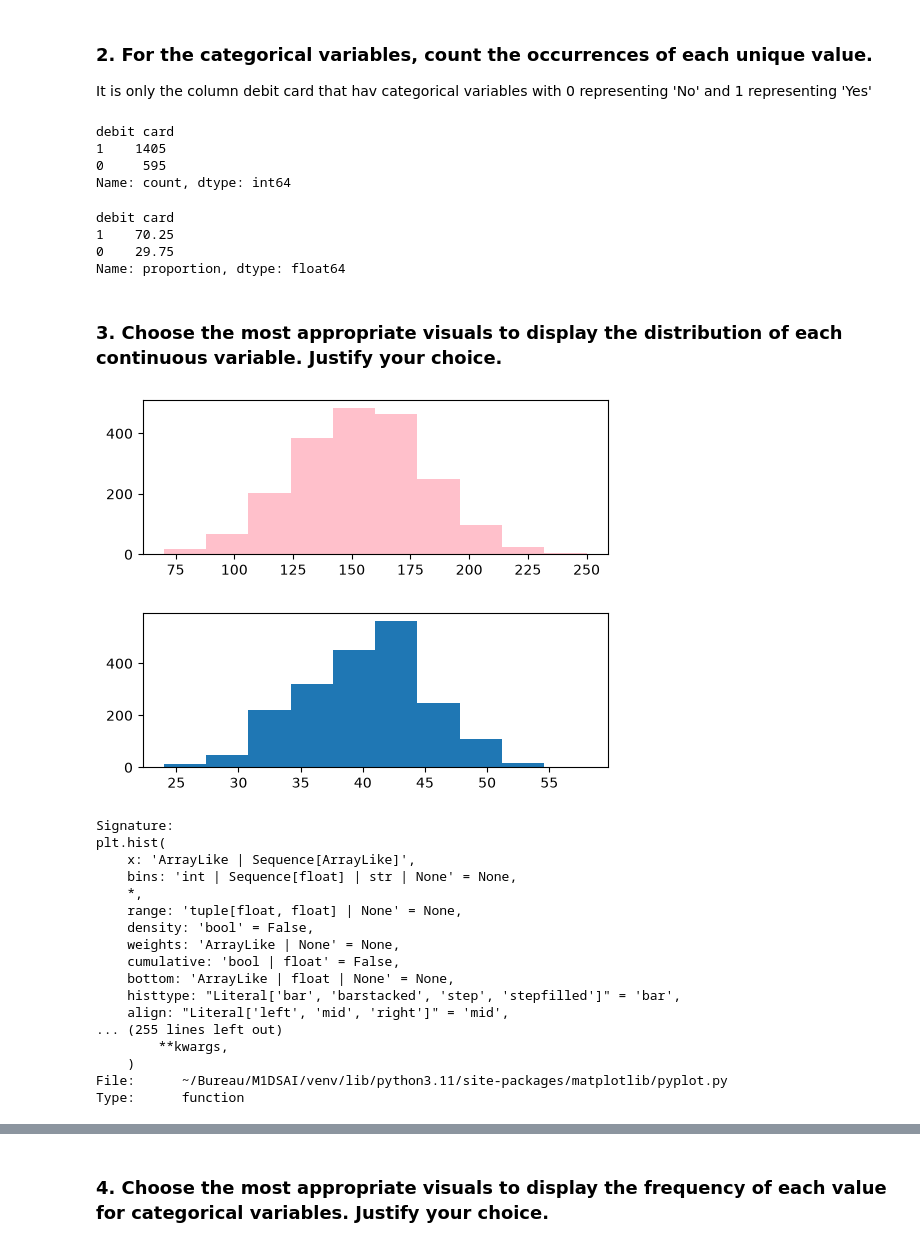
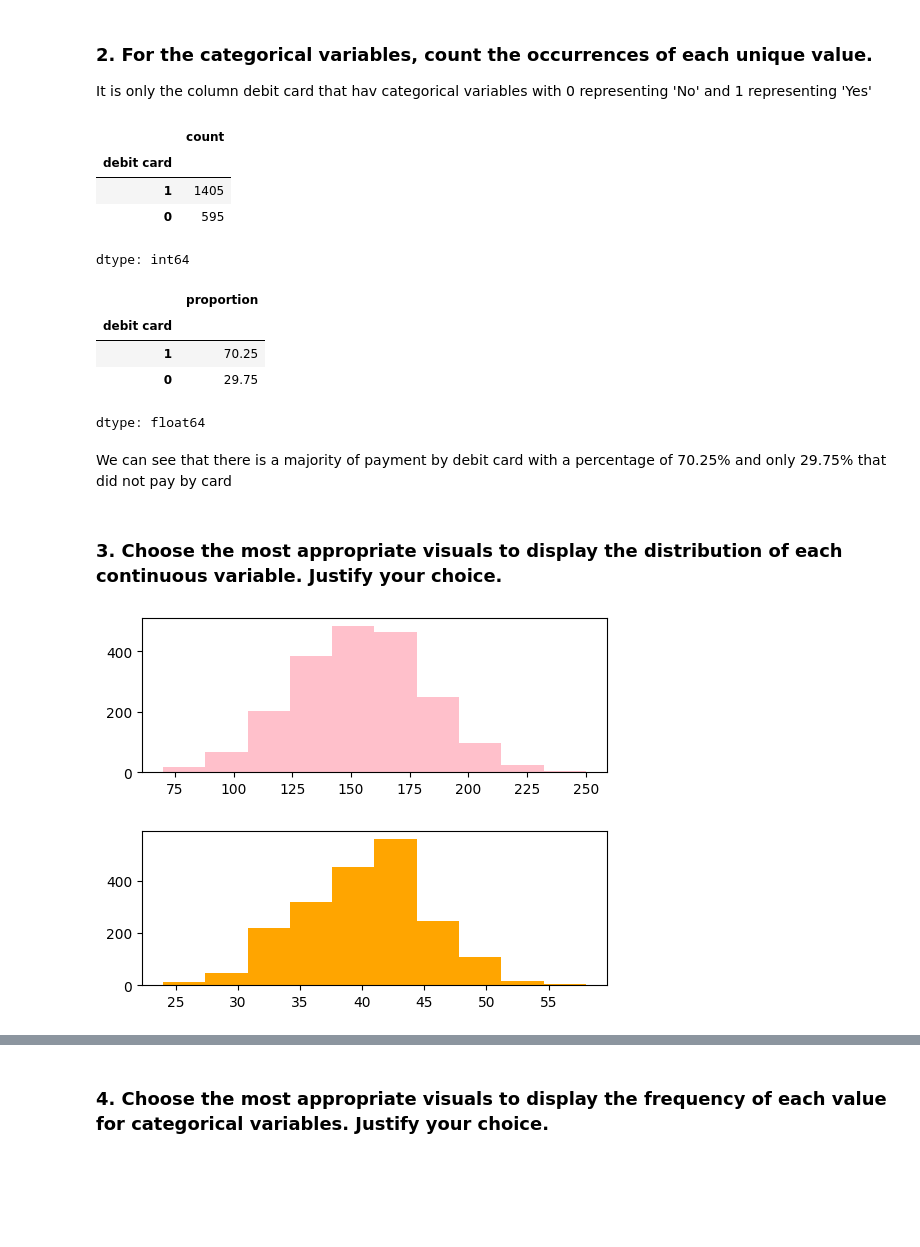
Before and after one commit to maramgueye/datascience_with_python, a Jupyter notebook: Final_Assessment_Gueye_Maram_studentID.ipynb, the cells around one changed output, grey strips where cells are left out. Drawn from its saved outputs; the diff is of its cells as text; code cells hidden in the pictures; blank space fills up the shorter version.

```diff
--- a/Final_Assessment_Gueye_Maram_studentID.ipynb
+++ b/Final_Assessment_Gueye_Maram_studentID.ipynb
@@ -80,5 +89,6 @@ for n in test_lst:
 # %%
-data=pd.read_excel('data_invoices.xlsx', sheet_name='data_invoices')
+data=pd.read_excel('data_invoices (2).xlsx', sheet_name='data_invoices')
+
 data.head(7)
 # %% [output]
 |  | id_invoice | amount | age customer | items bought | debit card |
@@ -146,53 +159,35 @@ It is only the column debit card that hav categorical variables with 0 represent
 counts = data['debit card'].value_counts()
 counts
 # %% [output]
+|  | count |
+| debit card |  |
+| 1 | 1405 |
+| 0 | 595 |
-debit card
-1    1405
-0     595
-Name: count, dtype: int64
+dtype: int64
 # %%
 # let's take the percentage of the occurence each of the categorical variables
 counts = data['debit card'].value_counts(normalize=True)*100
 counts
 # %% [output]
+|  | proportion |
+| debit card |  |
+| 1 | 70.25 |
+| 0 | 29.75 |
-debit card
-1    70.25
-0    29.75
-Name: proportion, dtype: float64
+dtype: float64
+# %% [markdown]
+We can see that there is a majority of payment by debit card with a percentage of 70.25% and only 29.75% that did not pay by card
 # %% [markdown]
 ### 3. Choose the most appropriate visuals to display the distribution of each continuous variable. Justify your choice.
 # %%
-# for debit since we have 2 values then scatter plot?
 plt.figure(figsize=(6,2))
 plt.hist(data['amount'], range=(70, 250),color='pink')
 plt.show()
 # %% [output]
-[figure, old version]
+[figure, new version]
 # %%
-# for debit since we have 2 values then scatter plot?
 plt.figure(figsize=(6,2))
-plt.hist(data['age customer'])
+plt.hist(data['age customer'], color='orange')
 plt.show()
 # %% [output]
-[figure, old version]
+[figure, new version]
-# %%
-plt.hist??
-# %% [output]
-Signature:
-plt.hist(
-    x: 'ArrayLike | Sequence[ArrayLike]',
-    bins: 'int | Sequence[float] | str | None' = None,
-    *,
-    range: 'tuple[float, float] | None' = None,
-    density: 'bool' = False,
-    weights: 'ArrayLike | None' = None,
-    cumulative: 'bool | float' = False,
-    bottom: 'ArrayLike | float | None' = None,
-    histtype: "Literal['bar', 'barstacked', 'step', 'stepfilled']" = 'bar',
-    align: "Literal['left', 'mid', 'right']" = 'mid',
-... (255 lines left out)
-        **kwargs,
-    )
-File:      ~/Bureau/M1DSAI/venv/lib/python3.11/site-packages/matplotlib/pyplot.py
-Type:      function
 # %%
```
Also changed, not shown: parts of 21 cells of this notebook.
